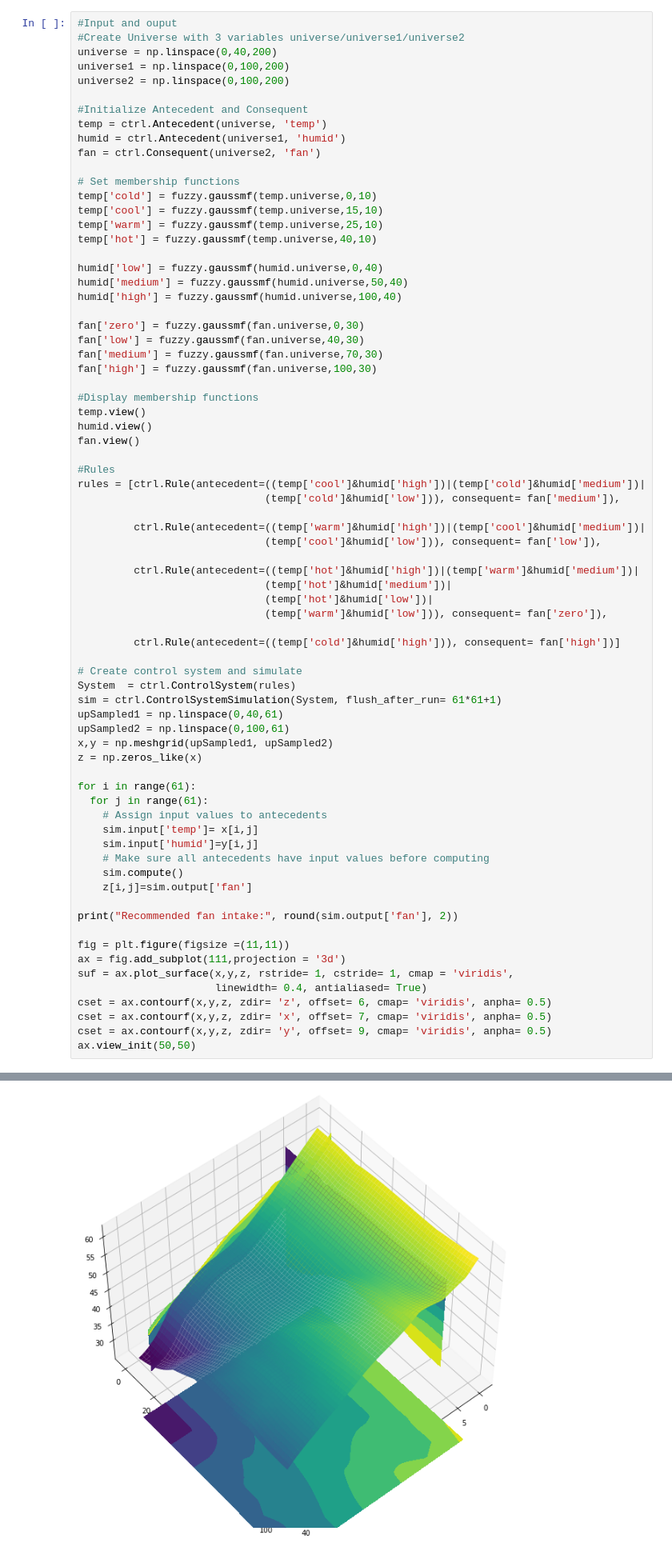
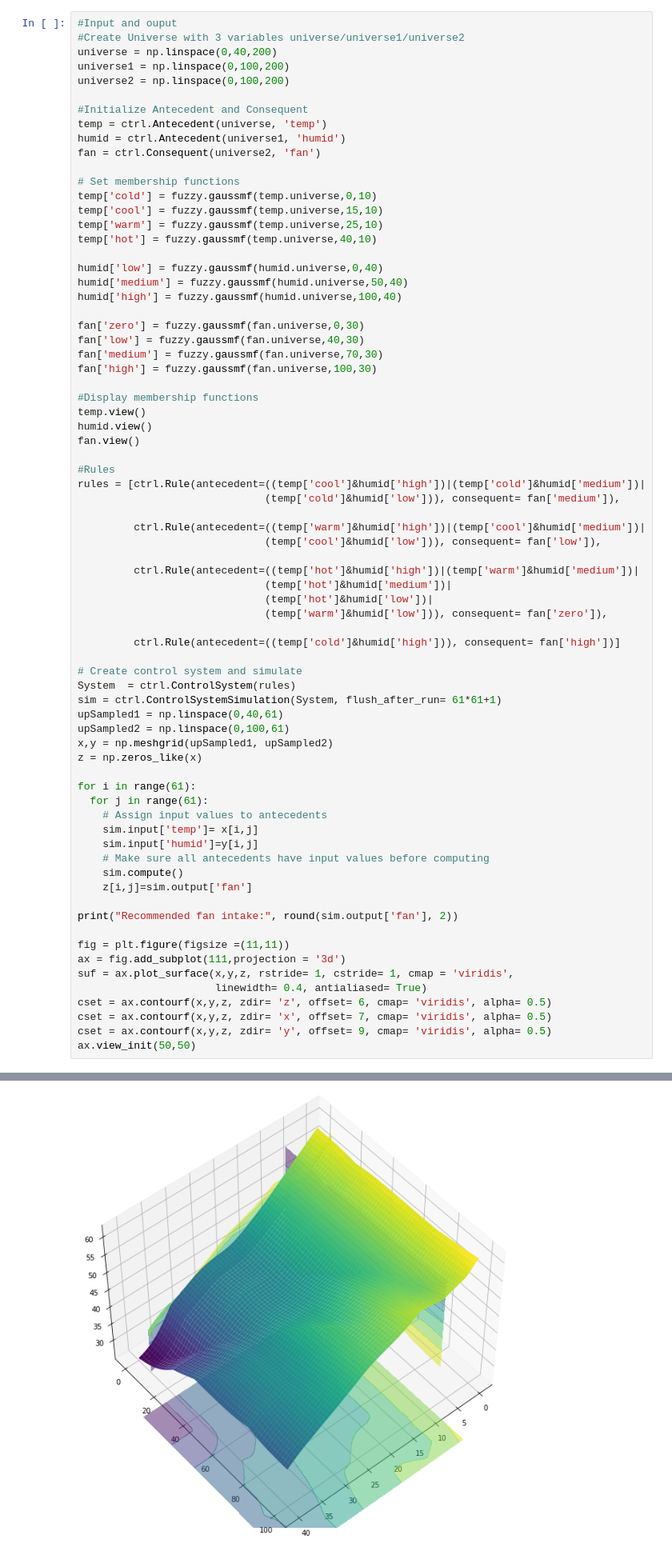
Before and after one commit to thaohung13/Homework-fuzzy-logic, a Jupyter notebook: EX2_Temperature_Controller_with_fuzzy_logic(AXES_3D).ipynb, the cells around one changed output, grey strips where cells are left out. Shown at 80% size. Cells and saved outputs as stored; diff of their text form.

```diff
--- a/EX2_Temperature_Controller_with_fuzzy_logic(AXES_3D).ipynb
+++ b/EX2_Temperature_Controller_with_fuzzy_logic(AXES_3D).ipynb
@@ -75,34 +75,34 @@ rules = [ctrl.Rule(antecedent=((temp['cool']&humid['high'])|(temp['cold']&humid[
 
 # Create control system and simulate
 System  = ctrl.ControlSystem(rules)
 sim = ctrl.ControlSystemSimulation(System, flush_after_run= 61*61+1)
 upSampled1 = np.linspace(0,40,61)
 upSampled2 = np.linspace(0,100,61)
 x,y = np.meshgrid(upSampled1, upSampled2)
 z = np.zeros_like(x)
 
 for i in range(61):
   for j in range(61):
     # Assign input values to antecedents
     sim.input['temp']= x[i,j]
     sim.input['humid']=y[i,j]
     # Make sure all antecedents have input values before computing
     sim.compute()
     z[i,j]=sim.output['fan']
 
 print("Recommended fan intake:", round(sim.output['fan'], 2))
 
 fig = plt.figure(figsize =(11,11))
 ax = fig.add_subplot(111,projection = '3d')
 suf = ax.plot_surface(x,y,z, rstride= 1, cstride= 1, cmap = 'viridis',
                       linewidth= 0.4, antialiased= True)
-cset = ax.contourf(x,y,z, zdir= 'z', offset= 6, cmap= 'viridis', anpha= 0.5)
-cset = ax.contourf(x,y,z, zdir= 'x', offset= 7, cmap= 'viridis', anpha= 0.5)
-cset = ax.contourf(x,y,z, zdir= 'y', offset= 9, cmap= 'viridis', anpha= 0.5)
+cset = ax.contourf(x,y,z, zdir= 'z', offset= 6, cmap= 'viridis', alpha= 0.5)
+cset = ax.contourf(x,y,z, zdir= 'x', offset= 7, cmap= 'viridis', alpha= 0.5)
+cset = ax.contourf(x,y,z, zdir= 'y', offset= 9, cmap= 'viridis', alpha= 0.5)
 ax.view_init(50,50)
 # %% [output]
 Recommended fan intake: 35.9
 [figure]
 [figure]
 [figure]
-[figure, old version]
+[figure, new version]
```
